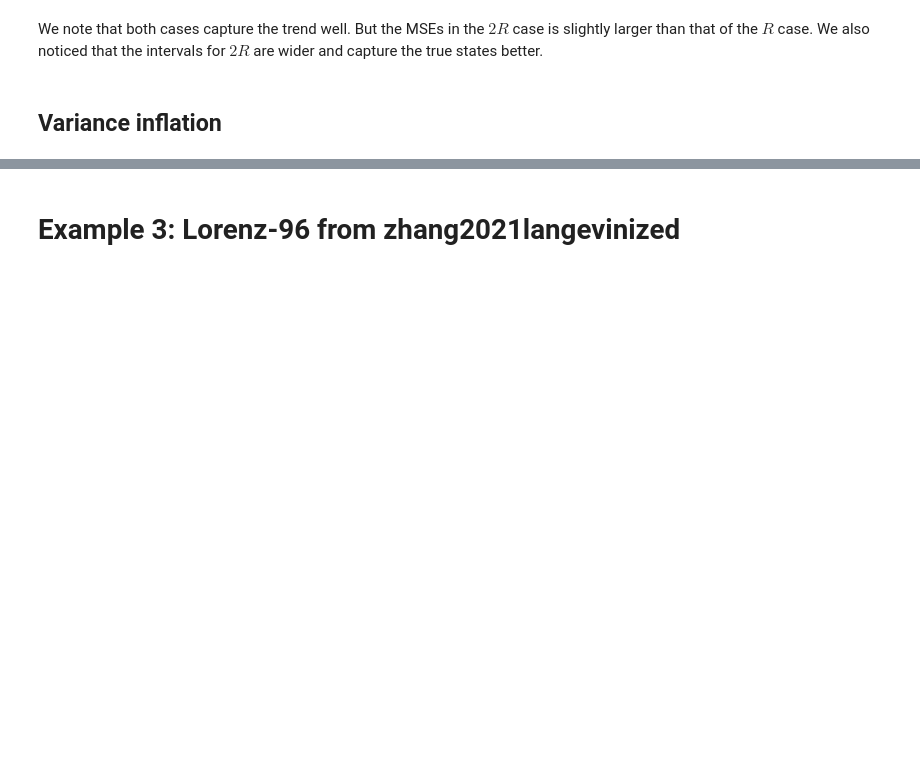
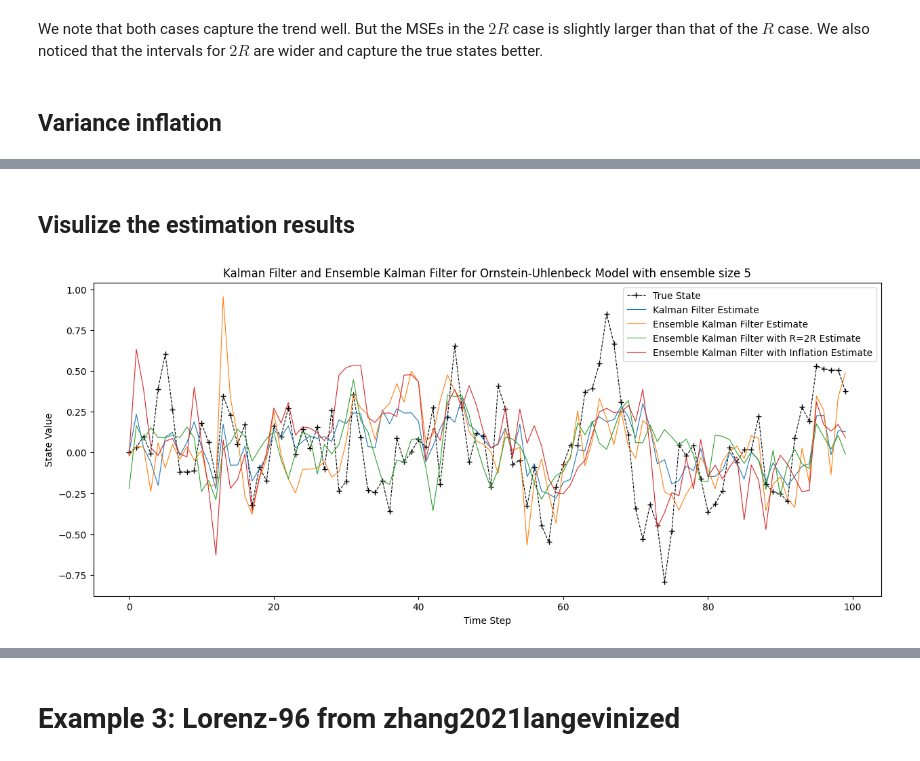
Before and after one commit to JackWang0102/STAT-546-EnFK-Simulation, a Jupyter notebook: EnKF_sim.ipynb, the cells around one changed output, grey strips where cells are left out. Cells and saved outputs as stored; diff of their text form; code cells hidden in the pictures; blank space fills up the shorter version.

```diff
--- a/EnKF_sim.ipynb
+++ b/EnKF_sim.ipynb
@@ -728,0 +794,18 @@ Ensemble Kalman Filter with Inflation MSE: 0.063
+# %% [markdown]
+## Visulize the estimation results
+# %%
+# Plotting the results
+plt.figure(figsize=(15, 6))
+plt.plot(range(num_steps), true_state, linewidth=0.8, label='True State', linestyle='--', marker='+', color='black')
+plt.plot(range(num_steps), kf_state_estimates, linewidth=0.8, label='Kalman Filter Estimate')
+plt.plot(range(num_steps), enkf_state_estimates, linewidth=0.8, label='Ensemble Kalman Filter Estimate')
+plt.plot(range(num_steps), enkf_2R_state_estimates, linewidth=0.8, label='Ensemble Kalman Filter with R=2R Estimate')
+plt.plot(range(num_steps), enkf_inf_state_estimates, linewidth=0.8, label='Ensemble Kalman Filter with Inflation Estimate')
+plt.xlabel('Time Step')
+plt.ylabel('State Value')
+plt.title(f'Kalman Filter and Ensemble Kalman Filter for Ornstein-Uhlenbeck Model with ensemble size {ensemble_size}')
+plt.legend()
+plt.savefig(f"Kalman_vs_EnKF_Example2_ensemble_size{ensemble_size}.png")
+plt.show()
+# %% [output]
+[figure, added]
```
Also changed, not shown: parts of 26 cells of this notebook, 12 other files.
